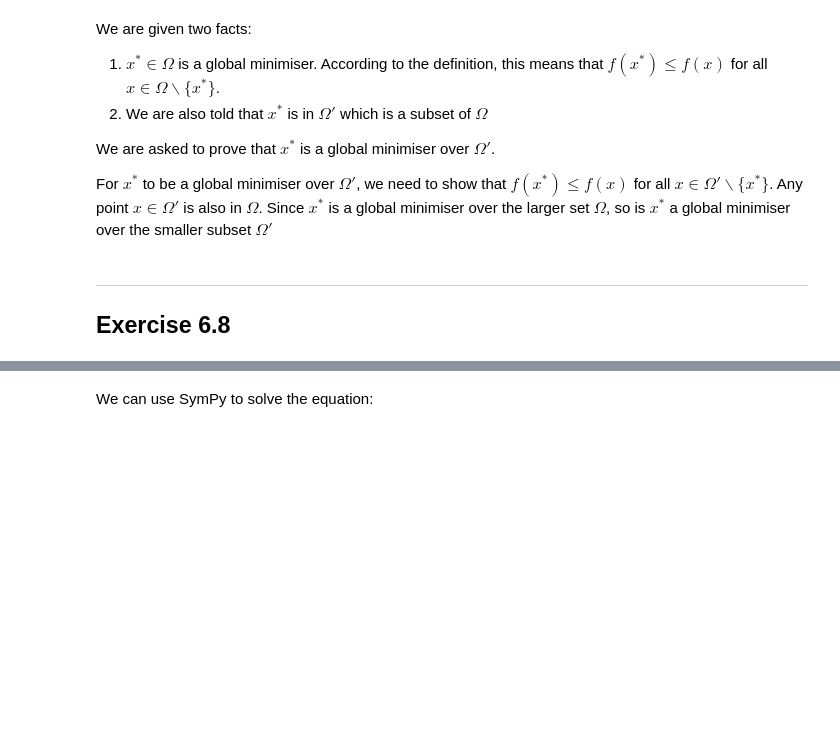
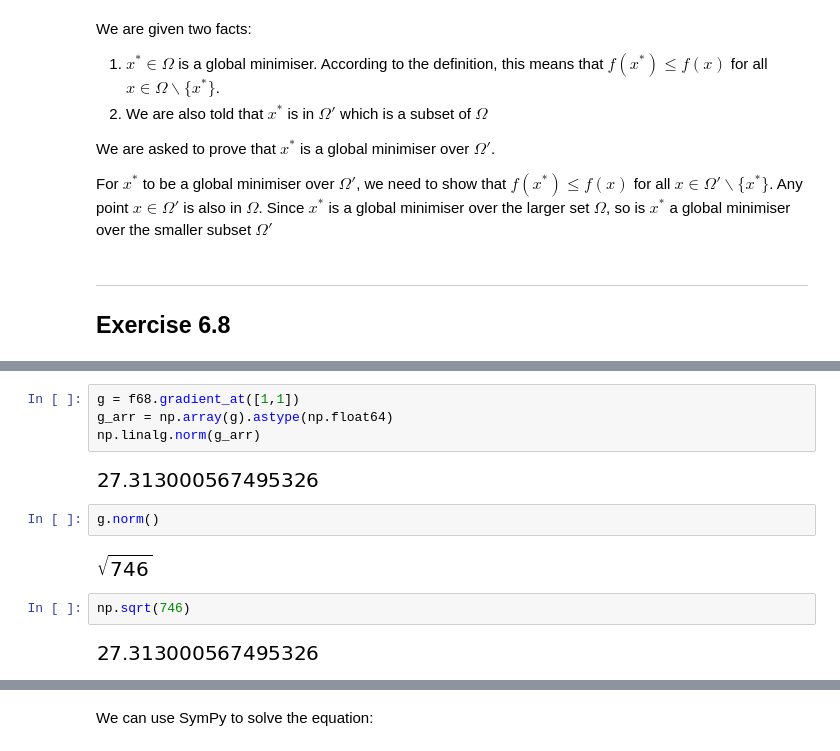
Before and after one commit to sheikhomar/opan, a Jupyter notebook: hw04.ipynb, the cells around one changed output, grey strips where cells are left out. Cells and saved outputs as stored; diff of their text form; blank space fills up the shorter version.

```diff
--- a/hw04.ipynb
+++ b/hw04.ipynb
@@ -182,3 +199,17 @@ array([[27.31300057]])
+# %%
+g = f68.gradient_at([1,1])
+g_arr = np.array(g).astype(np.float64)
+np.linalg.norm(g_arr)
+# %% [output]
+[figure, added]
+# %%
+g.norm()
+# %% [output]
+[figure, added]
+# %%
+np.sqrt(746)
+# %% [output]
+[figure, added]
 # %% [markdown]
 ---
 <img src="figures/homework-04/exercise-6.8-c.png" width="600" />
```
Also changed, not shown: parts of 36 cells of this notebook, 8 other files.
